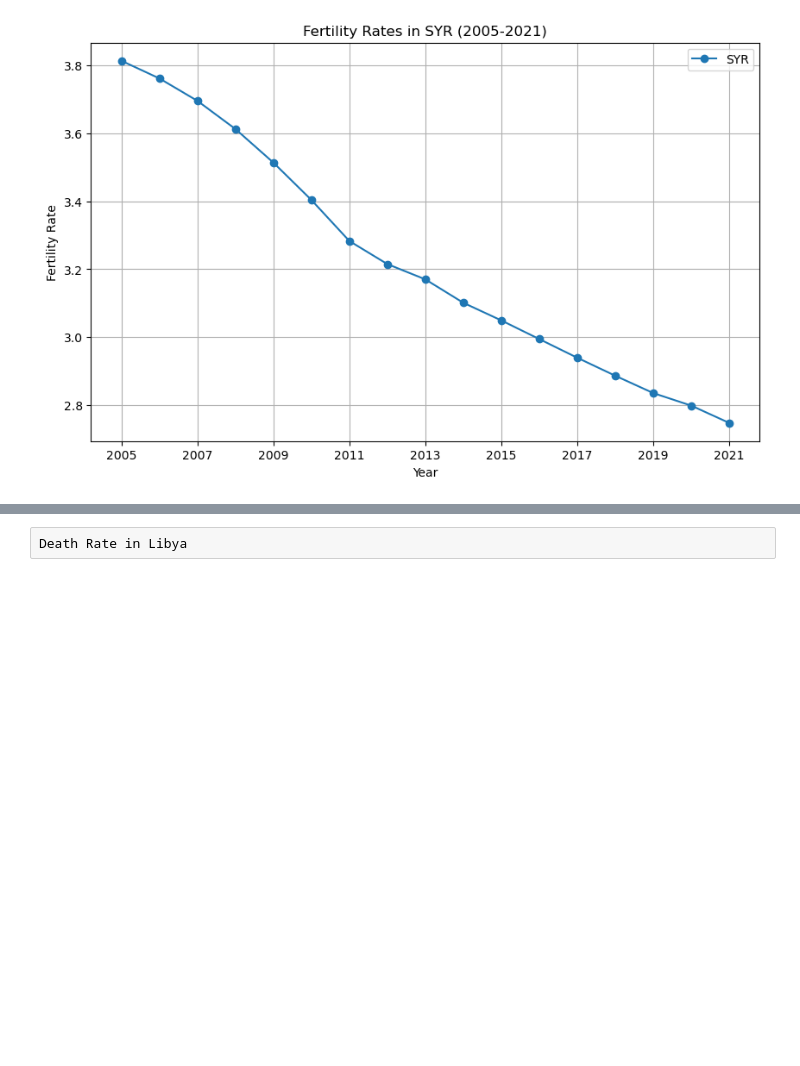
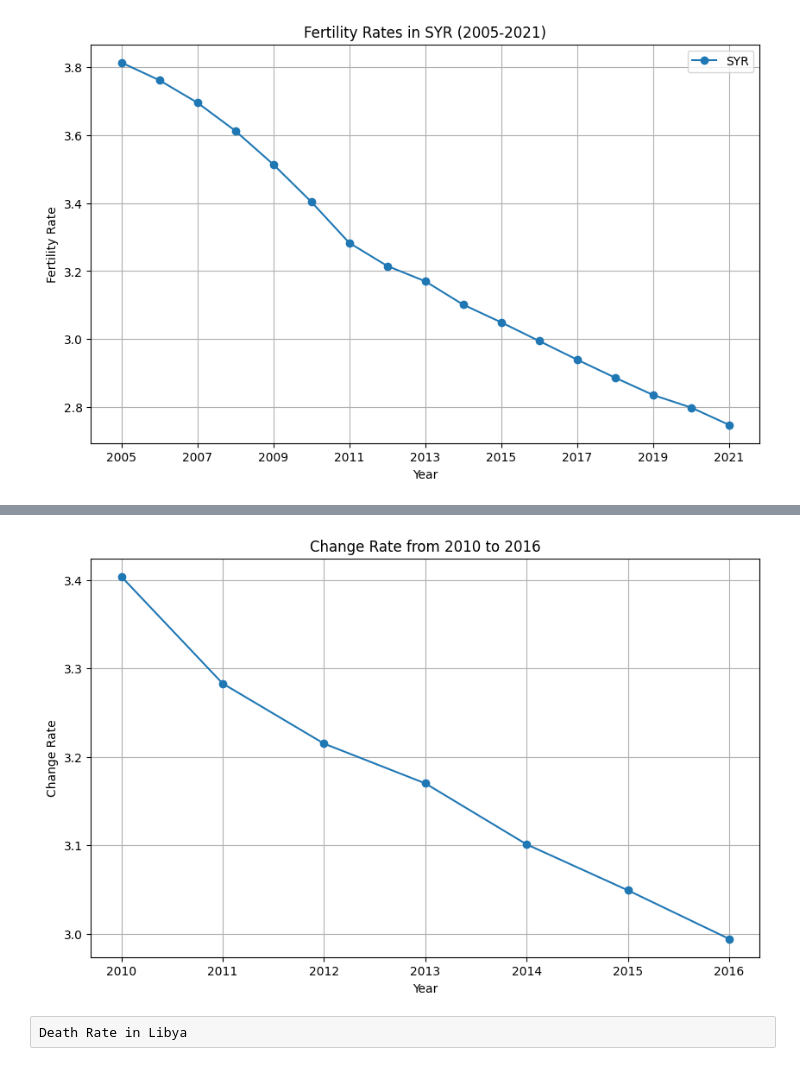
Before and after one commit to Huahuahaha/2023Fall_Projects, a Jupyter notebook: Hypothesis Report.ipynb, the cells around one changed output, grey strips where cells are left out. Cells and saved outputs as stored; diff of their text form; code cells hidden in the pictures; blank space fills up the shorter version.

Commit message:
Add some change rate functions

```diff
--- a/Hypothesis Report.ipynb
+++ b/Hypothesis Report.ipynb
@@ -144,6 +144,22 @@ functions.plot_fertility_rates(syr_fr, 'SYR', 2005, 2021, 2)
 functions.plot_normalized_rates(syr_fr, syrian_dt)
 # %% [output]
 [figure]
+# %%
+syr_fr_cr = functions.calculate_change_rate(syr_fr)
+start_year = 2010
+end_year = 2016
+
+filtered_sy_dt_cr = {year: rate for year, rate in syr_fr.items() if start_year <= int(year) <= end_year}
+
+plt.figure(figsize=(10, 6))
+plt.plot(filtered_sy_dt_cr.keys(), filtered_sy_dt_cr.values(), marker='o')
+plt.title('Change Rate from {} to {}'.format(start_year, end_year))
+plt.xlabel('Year')
+plt.ylabel('Change Rate')
+plt.grid(True)
+plt.show()
+# %% [output]
+[figure, added]
 # %% [raw]
 Death Rate in Libya
 # %%
```
Also changed, not shown: parts of 1 cell of this notebook, 1 other file.
